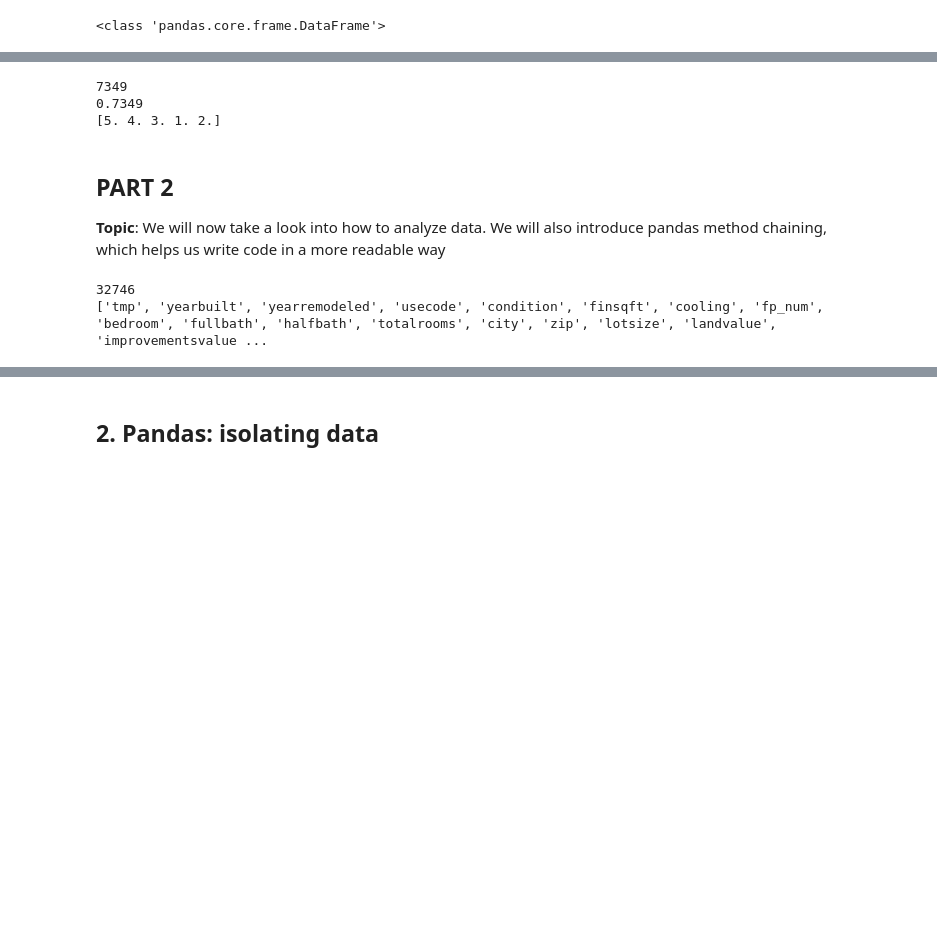
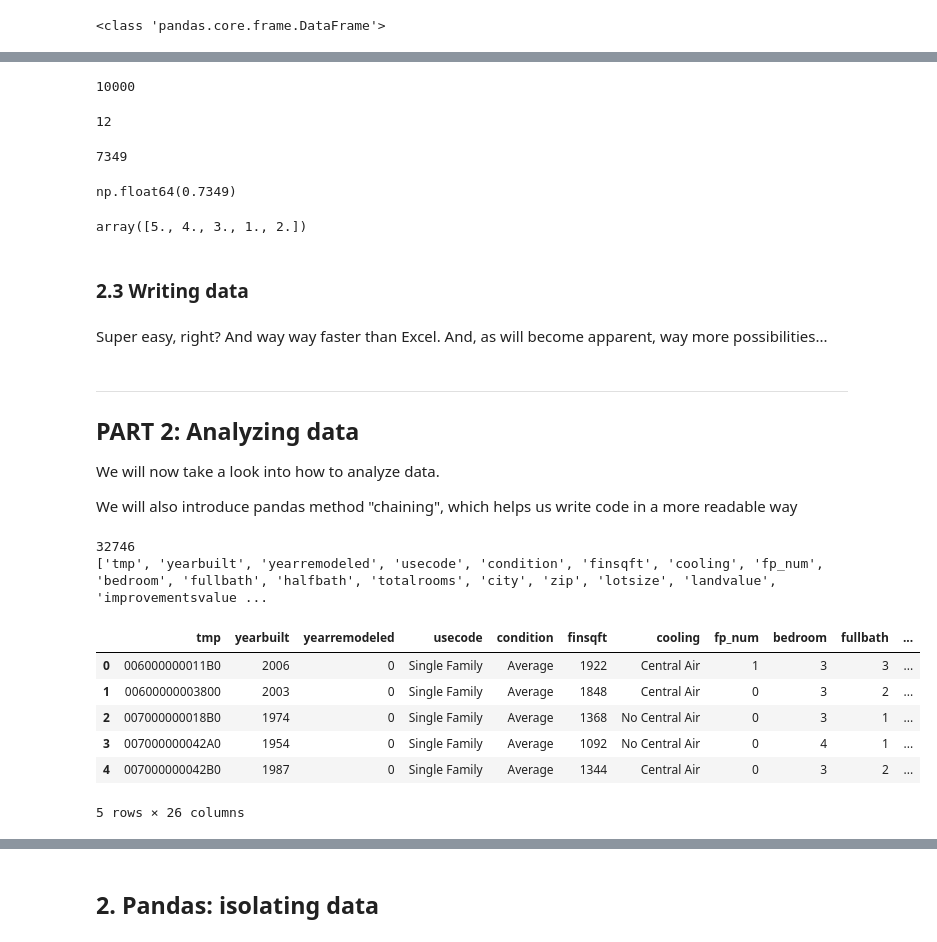
Before and after one commit to apostolosfilippas/ec, a Jupyter notebook: scripts/2.dataframes.ipynb, the cells around one changed output, grey strips where cells are left out. Cells and saved outputs as stored; diff of their text form; code cells hidden in the pictures; blank space fills up the shorter version.

Commit message:
data frame work

```diff
--- a/scripts/2.dataframes.ipynb
+++ b/scripts/2.dataframes.ipynb
@@ -277,13 +301,26 @@ max     1410.000000      1.000000   1417.000000       5.000000      1.000000
+# %%
+print(len(df))
+# %% [output]
+10000
+# %%
+print(len(df.columns))
+# %% [output]
+12
 # %%
 # The following returns the number of rows that have "verified" equal to 1
-print(len(df[df["verified"] == 1]))
-# How many verified reviews? (proportion)
-print(df["verified"].mean())
-
-# What are the unique different possible ratings?
-print(df["productRating"].unique())
+len(df[df["verified"] == 1])
 # %% [output]
 7349
-0.7349
-[5. 4. 3. 1. 2.]
+# %%
+# How many verified reviews? (proportion)
+df["verified"].mean()
+# %% [output]
+np.float64(0.7349)
+# %%
+# What are the unique different possible ratings?
+df["productRating"].unique()
+# %% [output]
+array([5., 4., 3., 1., 2.])
+# %% [markdown]
+### 2.3 Writing data
 # %%
@@ -298,7 +332,13 @@ df_twostar.to_csv("../temp/reviews_2star.csv", index=False)
+# %% [markdown]
+Super easy, right? And way way faster than Excel. And, as will become apparent, way more possibilities...
 # %% [markdown]
-## PART 2
+---
 
-**Topic**: We will now take a look into how to analyze data. We will also introduce pandas method chaining, which helps us write code in a more readable way
+## PART 2: Analyzing data
+
+We will now take a look into how to analyze data.
+
+We will also introduce pandas method "chaining", which helps us write code in a more readable way
 # %%
 # 1. Data
 # Load the homes dataset
@@ -312,3 +352,13 @@ print(df_homes.columns.tolist())
 # %% [output]
 32746
 ['tmp', 'yearbuilt', 'yearremodeled', 'usecode', 'condition', 'finsqft', 'cooling', 'fp_num', 'bedroom', 'fullbath', 'halfbath', 'totalrooms', 'city', 'zip', 'lotsize', 'landvalue', 'improvementsvalue ...
+# %%
+df_homes.head()
+# %% [output]
+|  | tmp | yearbuilt | yearremodeled | usecode | condition | finsqft | cooling | fp_num | bedroom | fullbath | ... |
+| 0 | 006000000011B0 | 2006 | 0 | Single Family | Average | 1922 | Central Air | 1 | 3 | 3 | ... |
+| 1 | 00600000003800 | 2003 | 0 | Single Family | Average | 1848 | Central Air | 0 | 3 | 2 | ... |
+| 2 | 007000000018B0 | 1974 | 0 | Single Family | Average | 1368 | No Central Air | 0 | 3 | 1 | ... |
+| 3 | 007000000042A0 | 1954 | 0 | Single Family | Average | 1092 | No Central Air | 0 | 4 | 1 | ... |
+| 4 | 007000000042B0 | 1987 | 0 | Single Family | Average | 1344 | Central Air | 0 | 3 | 2 | ... |
+5 rows × 26 columns
```
Also changed, not shown: parts of 52 cells of this notebook, 8 other files.
